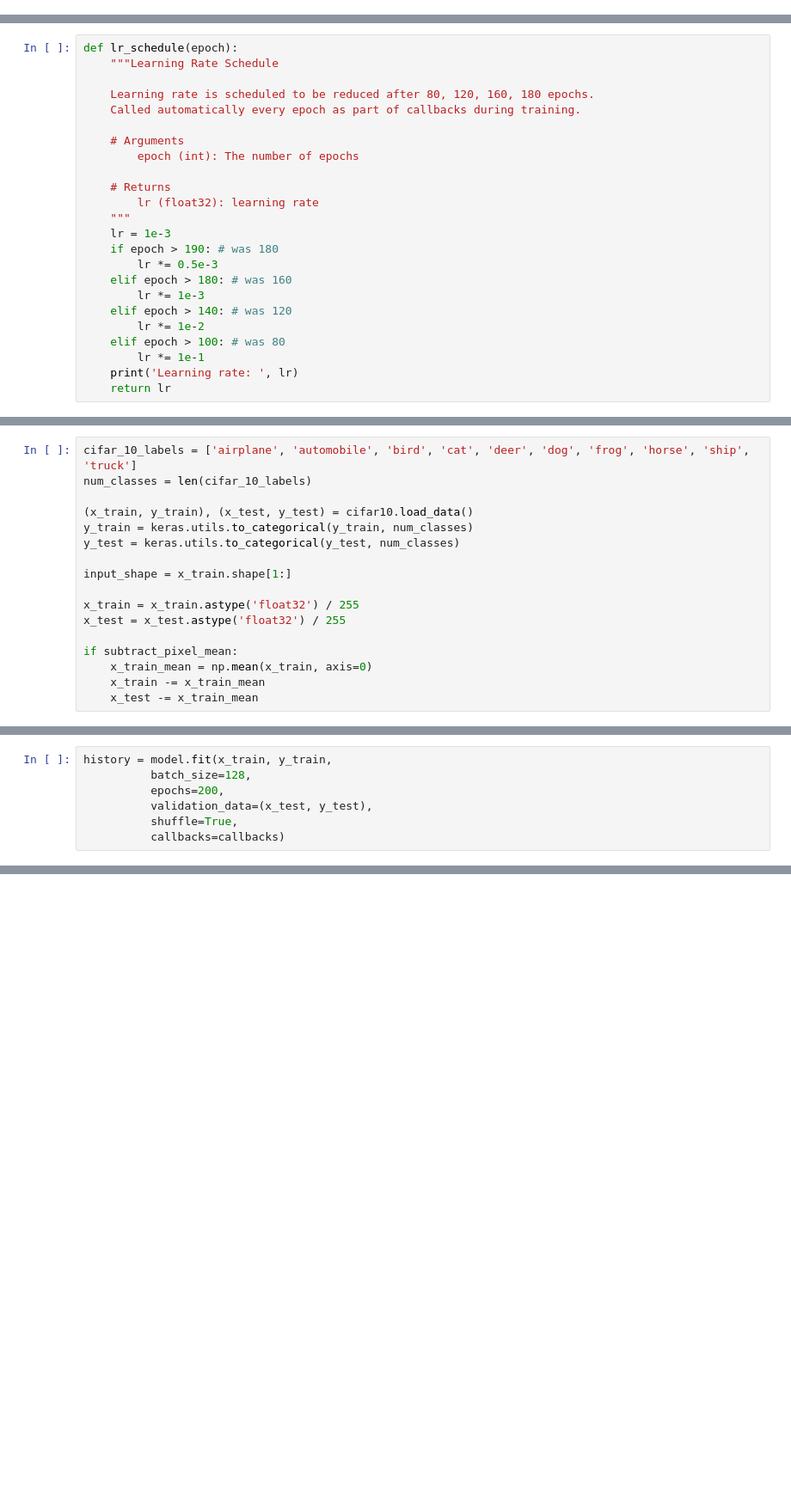
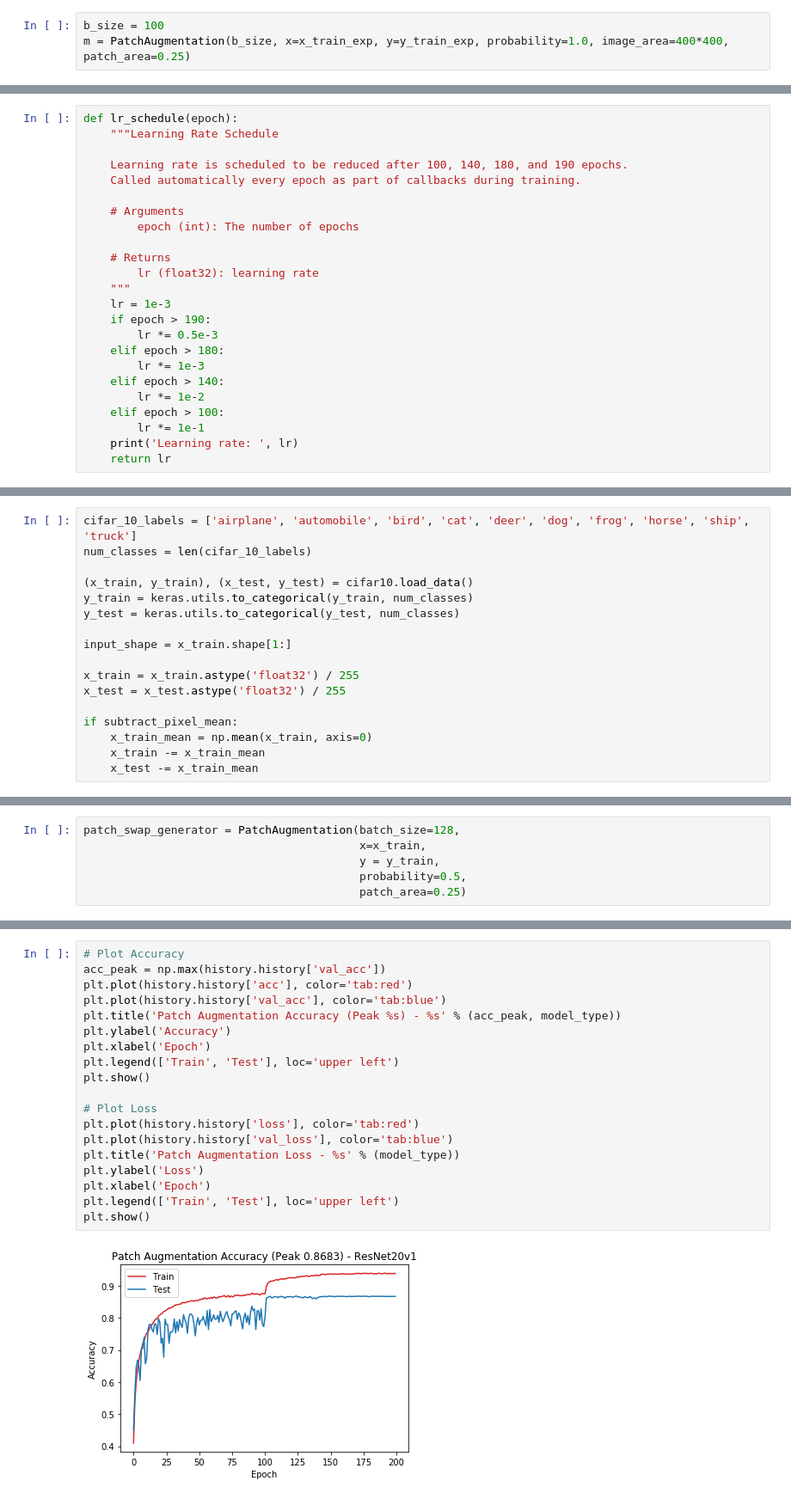
Before and after one commit to mdbloice/Patch-Augmentation, a Jupyter notebook: Patch-Augmentation.ipynb, the cells around one changed output, grey strips where cells are left out. Shown at 86% size. Cells and saved outputs as stored; diff of their text form; blank space fills up the shorter version.

```diff
--- a/Patch-Augmentation.ipynb
+++ b/Patch-Augmentation.ipynb
@@ -31,0 +196,3 @@ Using TensorFlow backend.
+# %%
+b_size = 100
+m = PatchAugmentation(b_size, x=x_train_exp, y=y_train_exp, probability=1.0, image_area=400*400, patch_area=0.25)
@@ -39,7 +245,7 @@ Learning rate scheduling is used by most implementations of CIFAR, so we will al
 def lr_schedule(epoch):
     """Learning Rate Schedule
 
-    Learning rate is scheduled to be reduced after 80, 120, 160, 180 epochs.
+    Learning rate is scheduled to be reduced after 100, 140, 180, and 190 epochs.
     Called automatically every epoch as part of callbacks during training.
 
     # Arguments
@@ -49,13 +255,13 @@ def lr_schedule(epoch):
         lr (float32): learning rate
     """
     lr = 1e-3
-    if epoch > 190: # was 180
+    if epoch > 190:
         lr *= 0.5e-3
-    elif epoch > 180: # was 160
+    elif epoch > 180:
         lr *= 1e-3
-    elif epoch > 140: # was 120
+    elif epoch > 140:
         lr *= 1e-2
-    elif epoch > 100: # was 80
+    elif epoch > 100:
         lr *= 1e-1
     print('Learning rate: ', lr)
     return lr
@@ -471,7 +516,0 @@ Start training without generator:
-# %%
-history = model.fit(x_train, y_train,
-          batch_size=128,
-          epochs=200,
-          validation_data=(x_test, y_test),
-          shuffle=True,
-          callbacks=callbacks)
@@ -711,0 +571,6 @@ Index: 10, Batch: 10, Label vector: [0.75 0.   0.25]
+# %%
+patch_swap_generator = PatchAugmentation(batch_size=128,
+                                         x=x_train,
+                                         y = y_train,
+                                         probability=0.5,
+                                         patch_area=0.25)
@@ -711,0 +606,21 @@ Index: 10, Batch: 10, Label vector: [0.75 0.   0.25]
+# %%
+# Plot Accuracy
+acc_peak = np.max(history.history['val_acc'])
+plt.plot(history.history['acc'], color='tab:red')
+plt.plot(history.history['val_acc'], color='tab:blue')
+plt.title('Patch Augmentation Accuracy (Peak %s) - %s' % (acc_peak, model_type))
+plt.ylabel('Accuracy')
+plt.xlabel('Epoch')
+plt.legend(['Train', 'Test'], loc='upper left')
+plt.show()
+
+# Plot Loss
+plt.plot(history.history['loss'], color='tab:red')
+plt.plot(history.history['val_loss'], color='tab:blue')
+plt.title('Patch Augmentation Loss - %s' % (model_type))
+plt.ylabel('Loss')
+plt.xlabel('Epoch')
+plt.legend(['Train', 'Test'], loc='upper left')
+plt.show()
+# %% [output]
+[figure, added]
```
Also changed, not shown: parts of 76 cells of this notebook.
